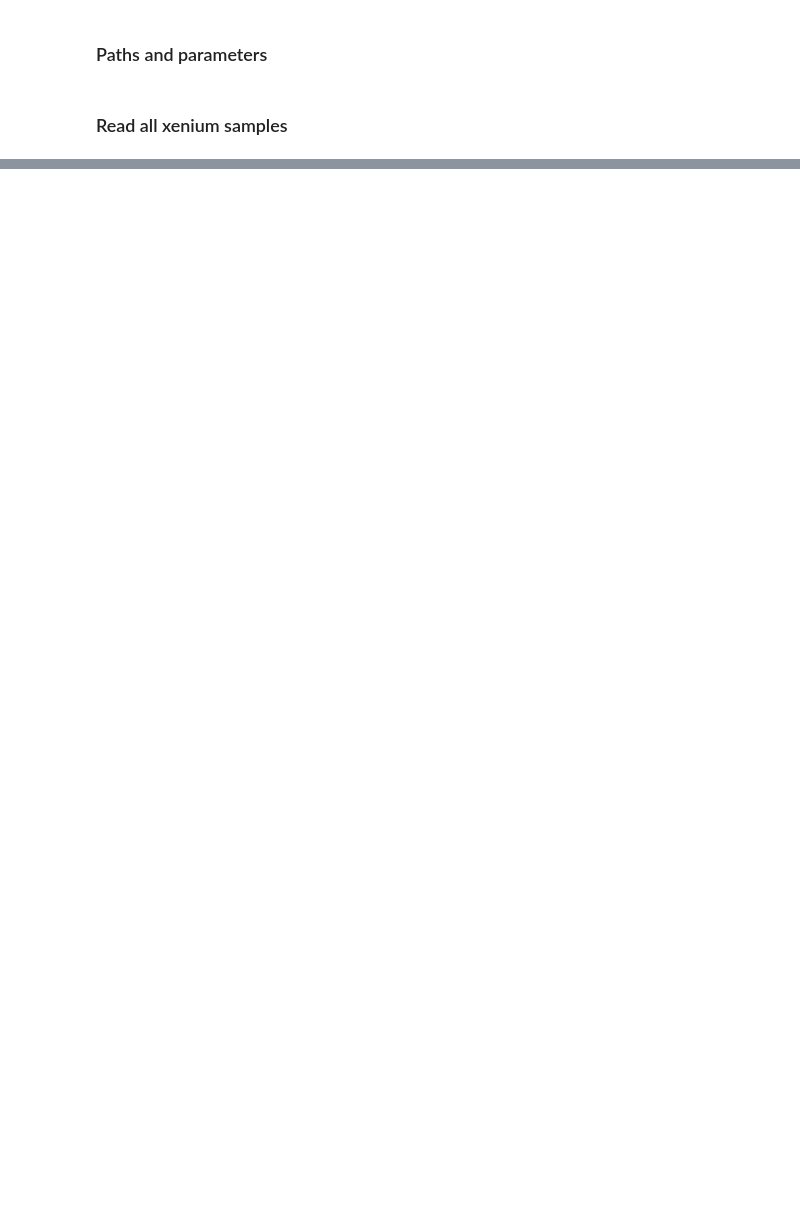
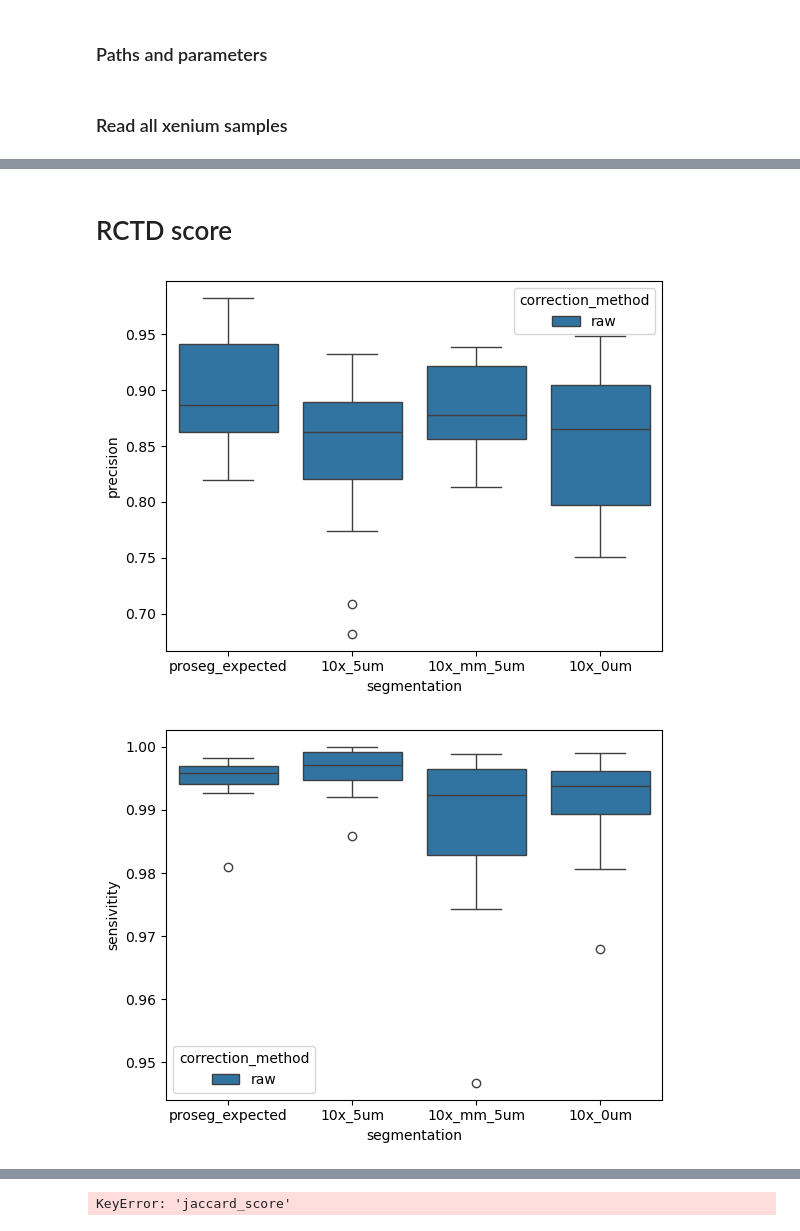
Before and after one commit to bdsc-tds/Norkin2026, a Jupyter notebook: workflow/analysis/xenium/0-check_contamination.ipynb, the cells around one changed output, grey strips where cells are left out. Cells and saved outputs as stored; diff of their text form; code cells hidden in the pictures; blank space fills up the shorter version.

```diff
--- a/workflow/analysis/xenium/0-check_contamination.ipynb
+++ b/workflow/analysis/xenium/0-check_contamination.ipynb
@@ -332,0 +357,25 @@ INFO     reading
+# %% [markdown]
+# RCTD score
+# %%
+segmentations = np.unique([k[0] for k in ads['raw'].keys()])
+
+metrics = ['precision','sensivitity','specificity' ]
+malignant_scores_per_donor = {metric: {}  for metric in metrics}
+
+for segmentation in segmentations:
+    for correction_method in correction_methods[:1]:
+        for k,ad in ads[correction_method].items():
+
+            malignant_scores_per_donor['precision'][correction_method,*k] = sklearn.metrics.precision_score(ad.obs['is_malignant'], ad.obs['is_malignant_rctd'])
+            malignant_scores_per_donor['sensivitity'][correction_method,*k] = sklearn.metrics.recall_score(ad.obs['is_malignant'], ad.obs['is_malignant_rctd'])
+            malignant_scores_per_donor['specificity'][correction_method,*k] = sklearn.metrics.recall_score(ad.obs['is_malignant'], ad.obs['is_malignant_rctd'],pos_label=False)
+
+
+for metric in metrics:
+    df_plot = pd.Series(malignant_scores_per_donor[metric]).reset_index()
+    df_plot.columns = ['correction_method']+xenium_levels+[metric]
+    sns.boxplot(data=df_plot, x='segmentation', y=metric, hue='correction_method') #df_plot
+    plt.show()
+# %% [output]
+[figure, added]
+[figure, added]
@@ -332,0 +383,7 @@ INFO     reading
+# %%
+correction_method, segmentation, condition, panel, donor, sample, _ = df_plot.loc[df_plot['jaccard_score'].argmin()].values
+
+ad_raw = ads['raw'][segmentation,condition,panel,donor,sample]
+ad_split = ads['split_fully_purified'][segmentation,condition,panel,donor,sample]
+# %% [output]
+KeyError: 'jaccard_score'
```
Also changed, not shown: parts of 11 cells of this notebook, 7 other files.
